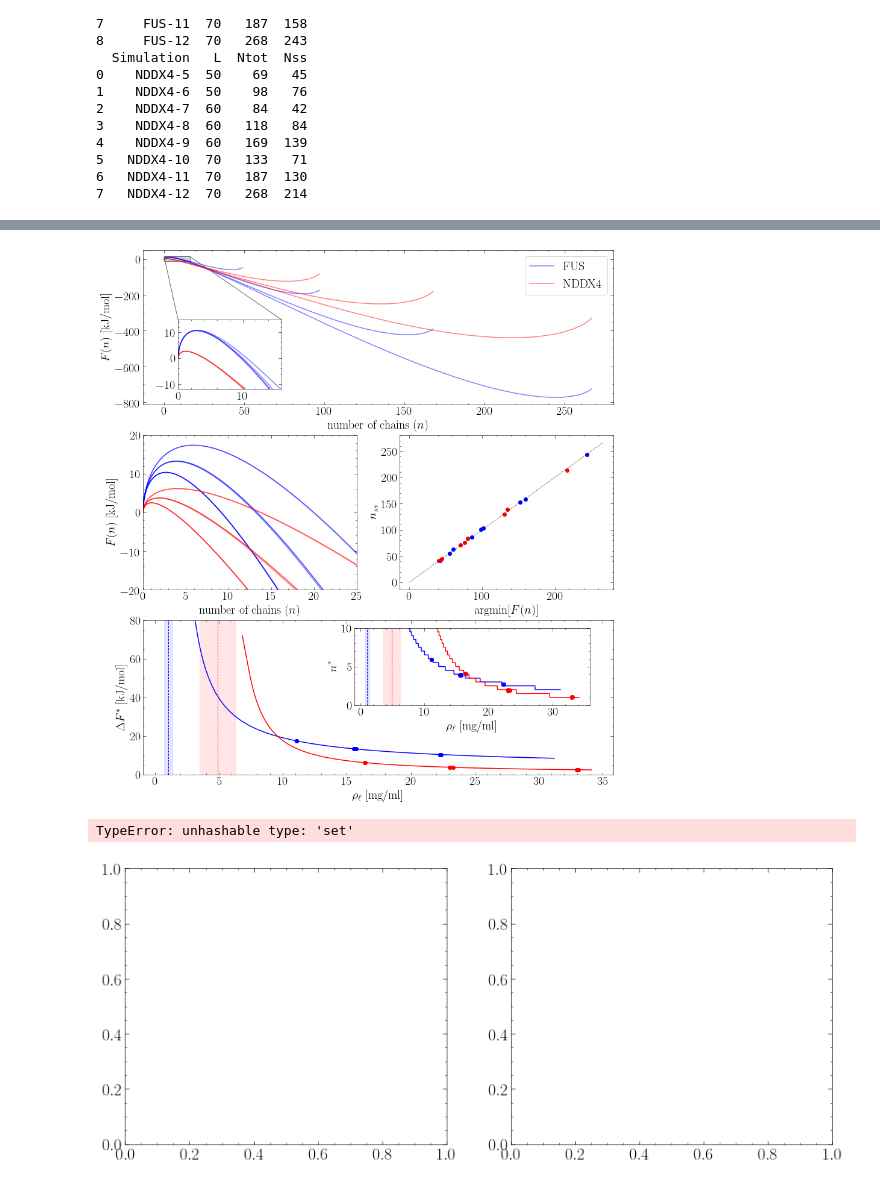
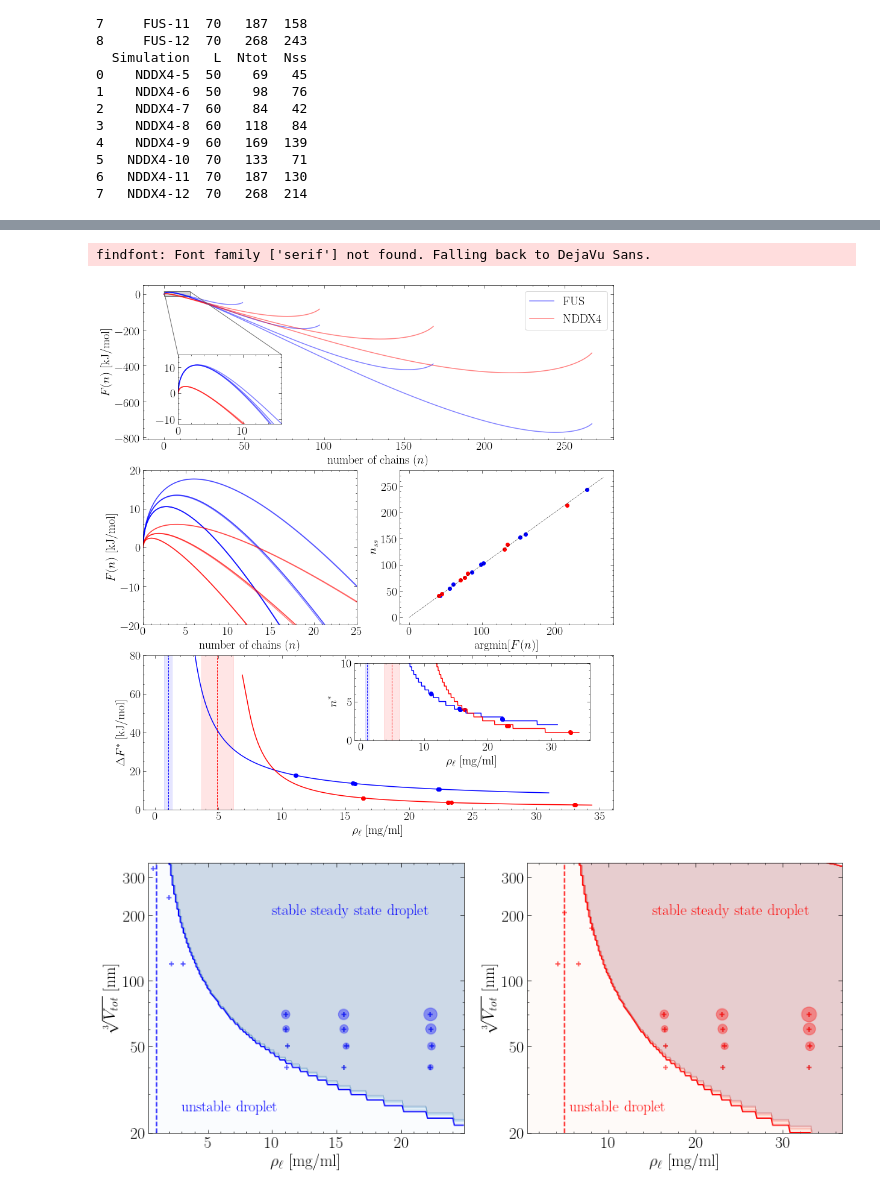
Before and after one commit to mme-ucl/confined_LLPS, a Jupyter notebook: confined_CG_simulations/FES_fitting_MLM.ipynb, the cells around one changed output, grey strips where cells are left out. Drawn from its saved outputs; the diff is of its cells as text; code cells hidden in the pictures.

```diff
--- a/confined_CG_simulations/FES_fitting_MLM.ipynb
+++ b/confined_CG_simulations/FES_fitting_MLM.ipynb
@@ -45,7 +45,22 @@ plt.rcParams['ytick.minor.visible'] = True
 plt.rcParams['ytick.major.size'] = 5
 plt.rcParams["figure.figsize"] = (5,4)
 
-nn=np.linspace(0,7)
+def mscatter(x,y,ax=None, m=None, **kw):
+    import matplotlib.markers as mmarkers
+    if not ax: ax=plt.gca()
+    sc = ax.scatter(x,y,**kw)
+    if (m is not None) and (len(m)==len(x)):
+        paths = []
+        for marker in m:
+            if isinstance(marker, mmarkers.MarkerStyle):
+                marker_obj = marker
+            else:
+                marker_obj = mmarkers.MarkerStyle(marker)
+            path = marker_obj.get_path().transformed(
+                        marker_obj.get_transform())
+            paths.append(path)
+        sc.set_paths(paths)
+    return sc
 # %% [output]
 The mpl_toolkits.axes_grid module was deprecated in Matplotlib 2.1 and will be removed two minor releases later. Use mpl_toolkits.axes_grid1 and mpl_toolkits.axisartist, which provide the same functio ...
   # This is added back by InteractiveShellApp.init_path()
@@ -335,7 +350,8 @@ sub4.set_ylim([0,80])
 # Save it!
 plt.savefig('FES', dpi=600, bbox_inches='tight');
 # %% [output]
+findfont: Font family ['serif'] not found. Falling back to DejaVu Sans.
-[figure, old version]
+[figure, new version]
 # %%
 from scipy.signal import find_peaks
 
@@ -378,50 +394,45 @@ AllSimsFUS = pd.read_excel(r'AllSimsFUS.xlsx')
 VFUSAll=np.power(AllSimsFUS.L,3)
 p0FUSAll=kT*(AllSimsFUS.N)/VFUSAll
 
-
 #Load data for DDX4 and compute DDX4 variables
 AllSimsDDX = pd.read_excel(r'AllSimsDDX.xlsx')
 VDDXAll=np.power(AllSimsDDX.L,3)
 p0DDXAll=kT*(AllSimsDDX.N)/VDDXAll
 
-markerDDX={"x","x",'x','x','x','x','x','x','x','x','x','x','x','x'}
-
 #Plot Map DDX4
-
-subDDX.scatter(p0DDXAll*ml_nm3*weightDDX/kT,np.power(VDDXAll,1/3),color='r',marker=markerDDX,alpha=0.8)
+subDDX.scatter(p0DDXAll*ml_nm3*weightDDX/kT,np.power(VDDXAll,1/3),color='r',marker='+',alpha=0.8)
 subDDX.contourf(PP0*ml_nm3*weightDDX/kT,np.power(VVtot,1/3),CLASS_DDX,cmap='Reds',alpha=0.2)
 subDDX.contour(PP0*ml_nm3*weightDDX/kT,np.power(VVtot,1/3),CLASS_DDX,[1],colors=['r'])
 subDDX.plot([LD_DDX_estimate, LD_DDX_estimate],[np.min(np.power(Vtot,1/3)), np.max(np.power(Vtot,1/3))],'--',color='red',Linewidth=1.5)
 subDDX.scatter(p0DDX*ml_nm3*weightDDX/kT,np.power(VDDX,1/3),color='red',s=1.5*dataDDX.Nss,alpha=0.35)
 subDDX.set_xlabel('$\\rho_\ell$ [mg/ml]')
 subDDX.set_ylabel('$\sqrt[3]{V_{tot}}$ [nm]')
 
 #Plot Map FUS
 subFUS.scatter(p0FUSAll*ml_nm3*weightFUS/kT,np.power(VFUSAll,1/3),color='b',marker='+',alpha=0.8)
 subFUS.contourf(PP0*ml_nm3*weightFUS/kT,np.power(VVtot,1/3),CLASS_FUS,cmap='Blues',alpha=0.2)
 subFUS.contour(PP0*ml_nm3*weightFUS/kT,np.power(VVtot,1/3),CLASS_FUS,[1],colors=['b'])
 subFUS.plot([LD_FUS_estimate, LD_FUS_estimate],[np.min(np.power(Vtot,1/3)), np.max(np.power(Vtot,1/3))],'--',color='blue',Linewidth=1.5)
 subFUS.scatter(p0FUS*ml_nm3*weightFUS/kT,np.power(VFUS,1/3),color='blue',s=dataFUS.Nss,alpha=0.35)
 subFUS.set_xlabel('$\\rho_\ell$ [mg/ml]')
 subFUS.set_ylabel('$\sqrt[3]{V_{tot}}$ [nm]')
 
 # Annotate plumed
 subFUS.annotate('stable steady state droplet',xy=(10,200),color='blue',fontsize=18)
 subDDX.annotate('stable steady state droplet',xy=(15,200),color='red',fontsize=18)
 subFUS.annotate('unstable droplet',xy=(3,25),color='blue',fontsize=18)
 subDDX.annotate('unstable droplet',xy=(5.5,25),color='red',fontsize=18)
 
 subDDX.set_yscale('log')
 subFUS.set_yscale('log')
 subDDX.set_yticks([20, 50, 100, 200, 300])
 subDDX.set_yticklabels([20, 50, 100, 200, 300])
 subFUS.set_yticks([20, 50, 100, 200, 300])
 subFUS.set_yticklabels([20, 50, 100, 200, 300])
 
 plt.savefig('maps_FUS_DDX', dpi=600, bbox_inches='tight');
 # %% [output]
-TypeError: unhashable type: 'set'
-[figure, old version]
+[figure, new version]
 # %%
 fig = plt.figure(figsize=(7,7))
 axmap = fig.add_subplot(1,1,1)
```
Also changed, not shown: parts of 2 cells of this notebook, 22 other files.
